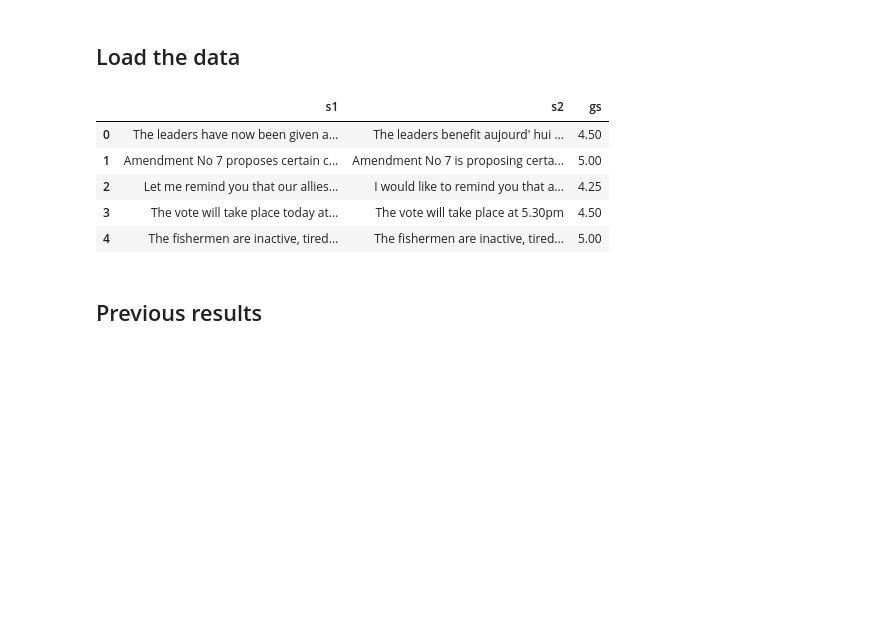
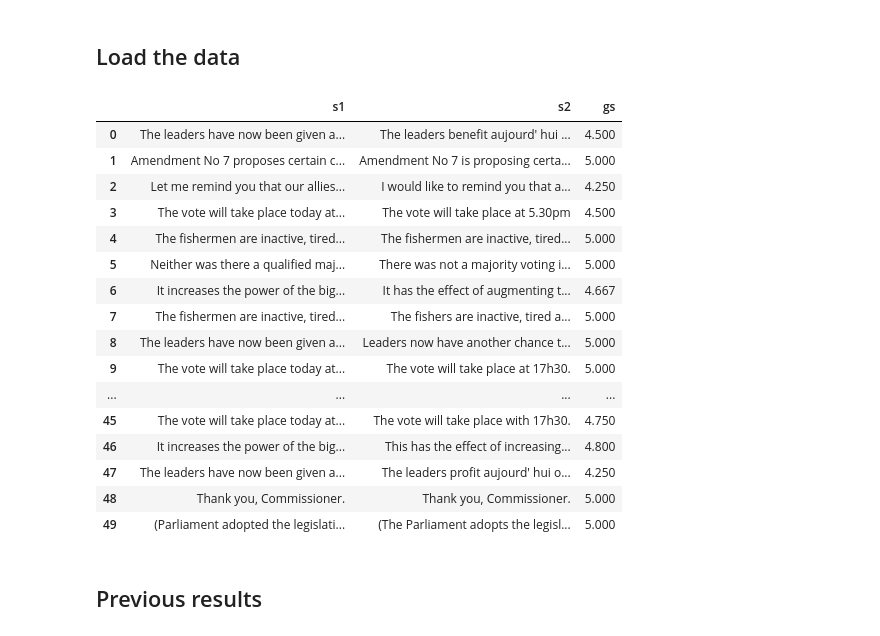
Before and after one commit to ZachParent/mai-intro-to-human-language-technologies, a Jupyter notebook: lab7/lab7.ipynb, the cells around one changed output. Cells and saved outputs as stored; diff of their text form; code cells hidden in the pictures; blank space fills up the shorter version.

```diff
--- a/lab7/lab7.ipynb
+++ b/lab7/lab7.ipynb
@@ -65,18 +65,29 @@ assert BASE_PATH is not None, "BASE_PATH is not set"
 # %%
 dt = pd.read_csv(
     f"{BASE_PATH}/test-gold/STS.input.SMTeuroparl.txt", sep="\t", header=None
 )
 dt.columns = ["s1", "s2"]
 gs = pd.read_csv(f"{BASE_PATH}/test-gold/STS.gs.SMTeuroparl.txt", sep="\t", header=None)
 dt["gs"] = gs[0]
-dt.head()
+dt.head(50)
 # %% [output]
 |  | s1 | s2 | gs |
-| 0 | The leaders have now been given a... | The leaders benefit aujourd' hui ... | 4.50 |
-| 1 | Amendment No 7 proposes certain c... | Amendment No 7 is proposing certa... | 5.00 |
-| 2 | Let me remind you that our allies... | I would like to remind you that a... | 4.25 |
-| 3 | The vote will take place today at... | The vote will take place at 5.30pm | 4.50 |
-| 4 | The fishermen are inactive, tired... | The fishermen are inactive, tired... | 5.00 |
+| 0 | The leaders have now been given a... | The leaders benefit aujourd' hui ... | 4.500 |
+| 1 | Amendment No 7 proposes certain c... | Amendment No 7 is proposing certa... | 5.000 |
+| 2 | Let me remind you that our allies... | I would like to remind you that a... | 4.250 |
+| 3 | The vote will take place today at... | The vote will take place at 5.30pm | 4.500 |
+| 4 | The fishermen are inactive, tired... | The fishermen are inactive, tired... | 5.000 |
+| 5 | Neither was there a qualified maj... | There was not a majority voting i... | 5.000 |
+| 6 | It increases the power of the big... | It has the effect of augmenting t... | 4.667 |
+| 7 | The fishermen are inactive, tired... | The fishers are inactive, tired a... | 5.000 |
+| 8 | The leaders have now been given a... | Leaders now have another chance t... | 5.000 |
+| 9 | The vote will take place today at... | The vote will take place at 17h30. | 5.000 |
+| ... | ... | ... | ... |
+| 45 | The vote will take place today at... | The vote will take place with 17h30. | 4.750 |
+| 46 | It increases the power of the big... | This has the effect of increasing... | 4.800 |
+| 47 | The leaders have now been given a... | The leaders profit aujourd' hui o... | 4.250 |
+| 48 | Thank you, Commissioner. | Thank you, Commissioner. | 5.000 |
+| 49 | (Parliament adopted the legislati... | (The Parliament adopts the legisl... | 5.000 |
 # %% [markdown]
 ## Previous results
 # %%
```
Also changed, not shown: parts of 7 cells of this notebook.
